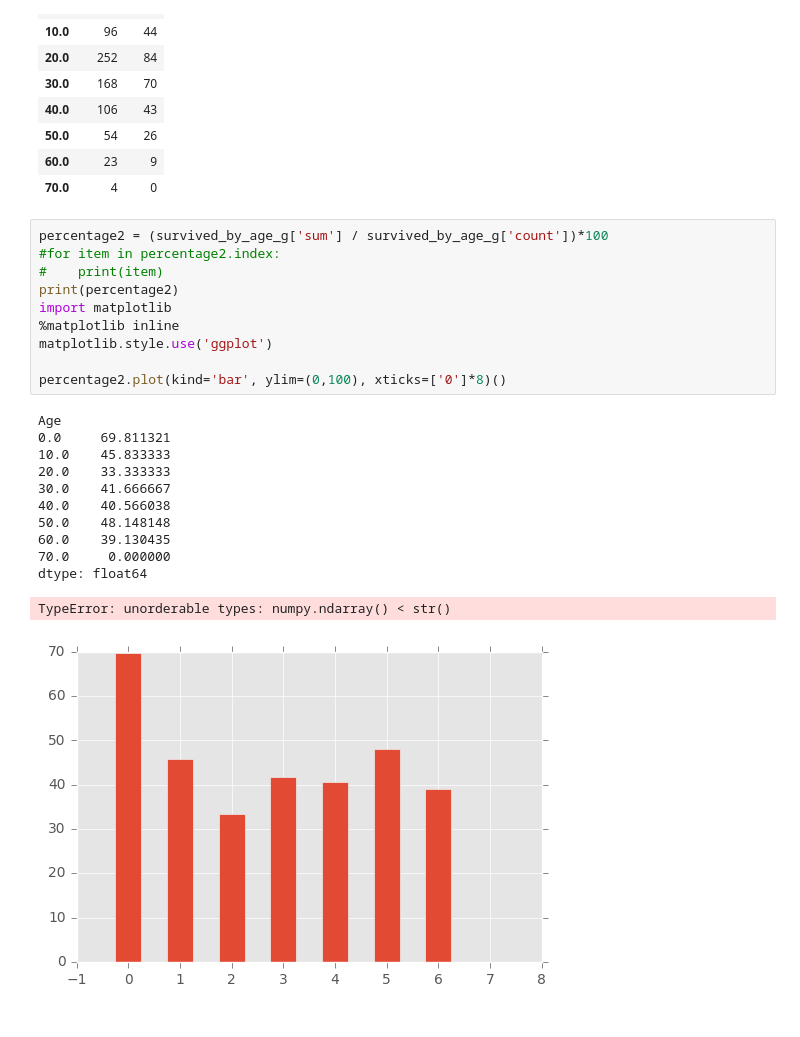
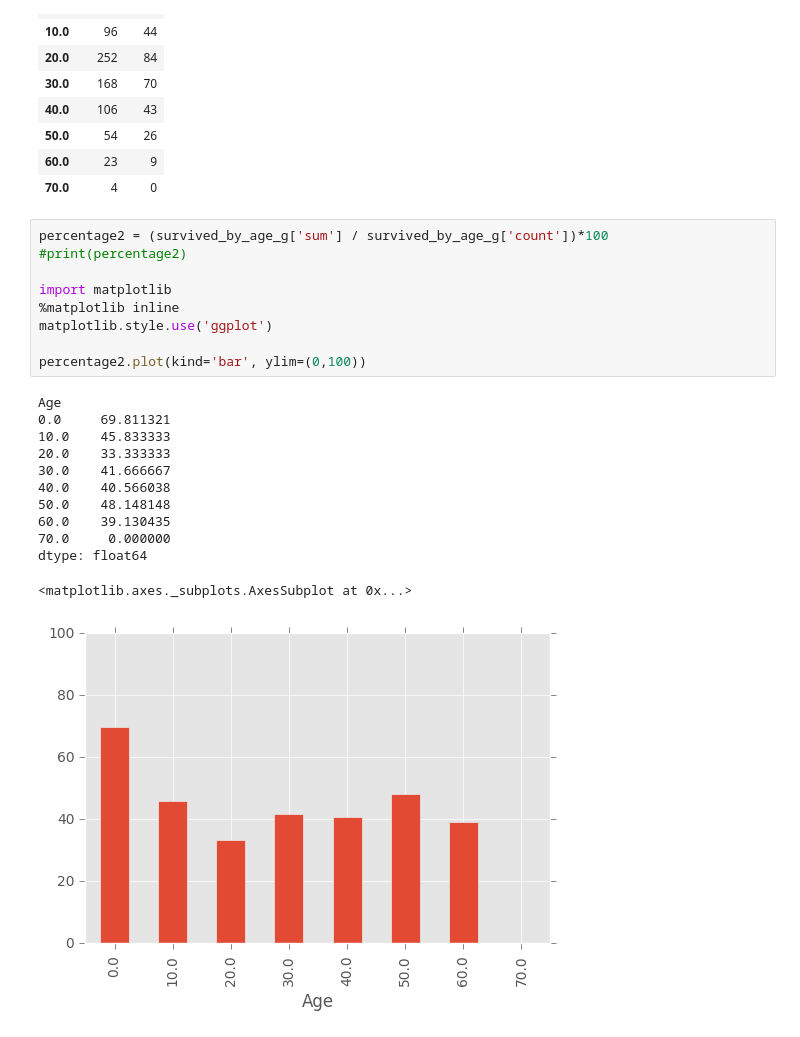
Before and after one commit to mmtj/mi-pyt16-titanic, a Jupyter notebook: titanic.ipynb, the cells around one changed output. Drawn from its saved outputs; the diff is of its cells as text.

```diff
--- a/titanic.ipynb
+++ b/titanic.ipynb
@@ -108,24 +108,23 @@ survived_by_age_g
 | 70.0 | 4 | 0 |
 # %%
 percentage2 = (survived_by_age_g['sum'] / survived_by_age_g['count'])*100
-#for item in percentage2.index:
-#    print(item)
-print(percentage2)
+#print(percentage2)
+
 import matplotlib
 %matplotlib inline
 matplotlib.style.use('ggplot')
 
-percentage2.plot(kind='bar', ylim=(0,100), xticks=['0']*8)()
+percentage2.plot(kind='bar', ylim=(0,100))
 # %% [output]
 Age
 0.0     69.811321
 10.0    45.833333
 20.0    33.333333
 30.0    41.666667
 40.0    40.566038
 50.0    48.148148
 60.0    39.130435
 70.0     0.000000
 dtype: float64
-TypeError: unorderable types: numpy.ndarray() < str()
+<matplotlib.axes._subplots.AxesSubplot at 0x...>
-[figure, old version]
+[figure, new version]
```
Also changed, not shown: parts of 1 cell of this notebook.
